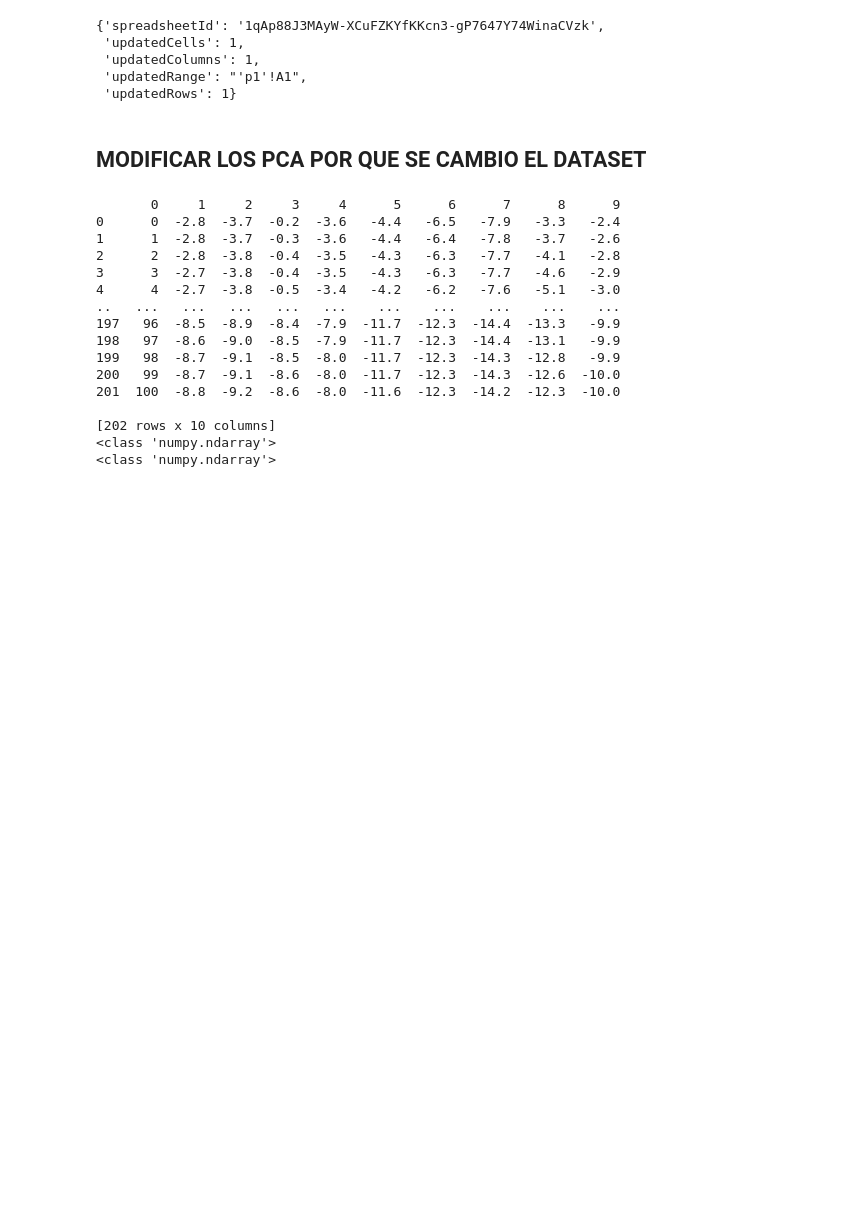
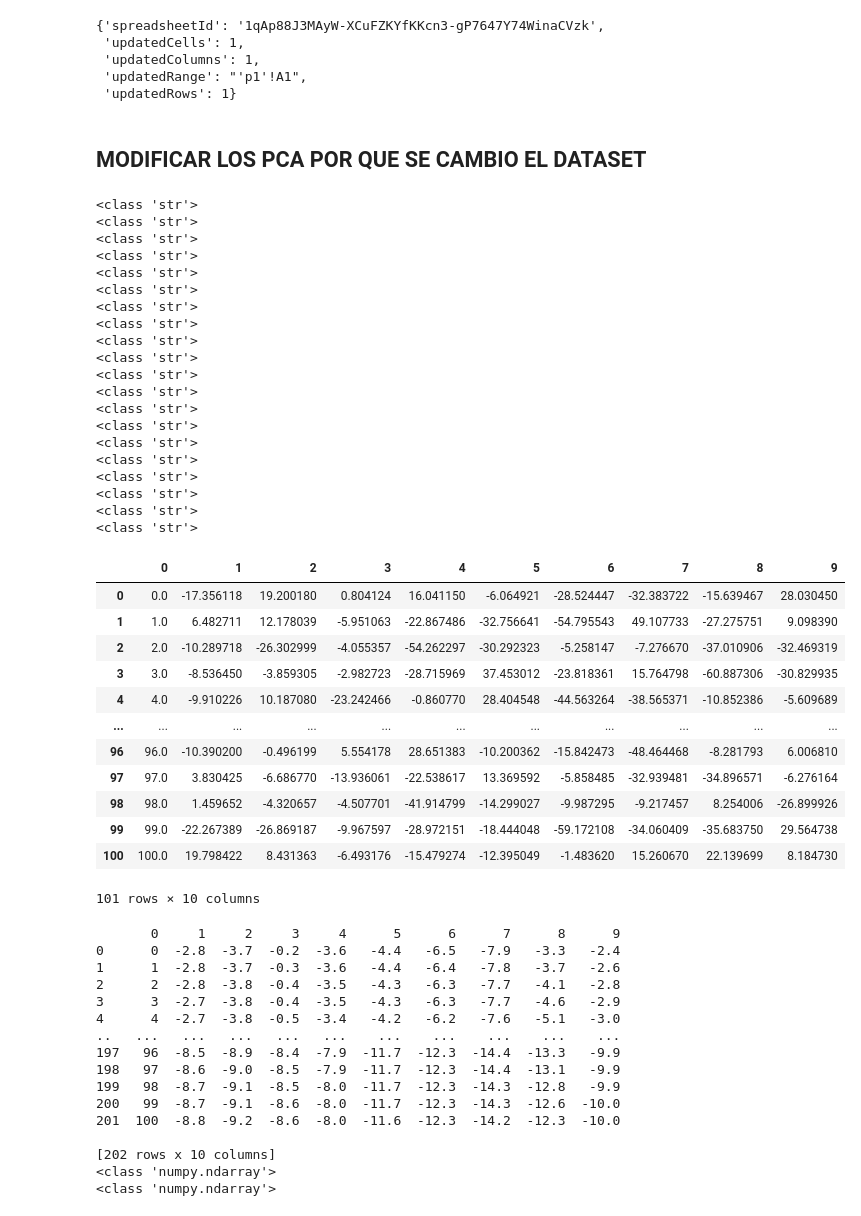
Before and after one commit to Beta628427/Tesis, a Jupyter notebook: 2_Beta___Cod/Beta_PCA/PCA_Cod_master_v1.ipynb, the cells around one changed output. Drawn from its saved outputs; the diff is of its cells as text; code cells hidden in the pictures; blank space fills up the shorter version.

```diff
--- a/2_Beta___Cod/Beta_PCA/PCA_Cod_master_v1.ipynb
+++ b/2_Beta___Cod/Beta_PCA/PCA_Cod_master_v1.ipynb
@@ -371,3 +377,46 @@ for i in range(pd.DataFrame(target_colum).shape[0]):
+# %%
+for i in range(1,pd.DataFrame(per).shape[0]):
+
+  xx1 = np.array(range(0,101))[:, np.newaxis]    # 0 a 100 ['% Gait Cycle']
+  xx2 = np.array(personas[per[i]].iloc[:,1 :10]) # jovenes 1:10
+  xx3 = np.array(personas[per[i]].iloc[:,10:19]) # viejos  10:19
+
+  X_jov = np.concatenate((xx1,np.array(xx2)),axis=1) # Concateno jovenes
+  X_vie = np.concatenate((xx1,np.array(xx3)),axis=1) # Concateno viejos
+# %% [output]
+<class 'str'>
+<class 'str'>
+<class 'str'>
+<class 'str'>
+<class 'str'>
+<class 'str'>
+<class 'str'>
+<class 'str'>
+<class 'str'>
+<class 'str'>
+<class 'str'>
+<class 'str'>
+<class 'str'>
+<class 'str'>
+<class 'str'>
+<class 'str'>
+<class 'str'>
+<class 'str'>
+<class 'str'>
+<class 'str'>
+|  | 0 | 1 | 2 | 3 | 4 | 5 | 6 | 7 | 8 | 9 |
+| 0 | 0.0 | -17.356118 | 19.200180 | 0.804124 | 16.041150 | -6.064921 | -28.524447 | -32.383722 | -15.639467 | 28.030450 |
+| 1 | 1.0 | 6.482711 | 12.178039 | -5.951063 | -22.867486 | -32.756641 | -54.795543 | 49.107733 | -27.275751 | 9.098390 |
+| 2 | 2.0 | -10.289718 | -26.302999 | -4.055357 | -54.262297 | -30.292323 | -5.258147 | -7.276670 | -37.010906 | -32.469319 |
+| 3 | 3.0 | -8.536450 | -3.859305 | -2.982723 | -28.715969 | 37.453012 | -23.818361 | 15.764798 | -60.887306 | -30.829935 |
+| 4 | 4.0 | -9.910226 | 10.187080 | -23.242466 | -0.860770 | 28.404548 | -44.563264 | -38.565371 | -10.852386 | -5.609689 |
+| ... | ... | ... | ... | ... | ... | ... | ... | ... | ... | ... |
+| 96 | 96.0 | -10.390200 | -0.496199 | 5.554178 | 28.651383 | -10.200362 | -15.842473 | -48.464468 | -8.281793 | 6.006810 |
+| 97 | 97.0 | 3.830425 | -6.686770 | -13.936061 | -22.538617 | 13.369592 | -5.858485 | -32.939481 | -34.896571 | -6.276164 |
+| 98 | 98.0 | 1.459652 | -4.320657 | -4.507701 | -41.914799 | -14.299027 | -9.987295 | -9.217457 | 8.254006 | -26.899926 |
+| 99 | 99.0 | -22.267389 | -26.869187 | -9.967597 | -28.972151 | -18.444048 | -59.172108 | -34.060409 | -35.683750 | 29.564738 |
+| 100 | 100.0 | 19.798422 | 8.431363 | -6.493176 | -15.479274 | -12.395049 | -1.483620 | 15.260670 | 22.139699 | 8.184730 |
+101 rows × 10 columns
 # %%
 targets                       = df.iloc[0,:]
 targets                       = pd.DataFrame(targets[np.newaxis,:])
```
Also changed, not shown: parts of 2 cells of this notebook.
